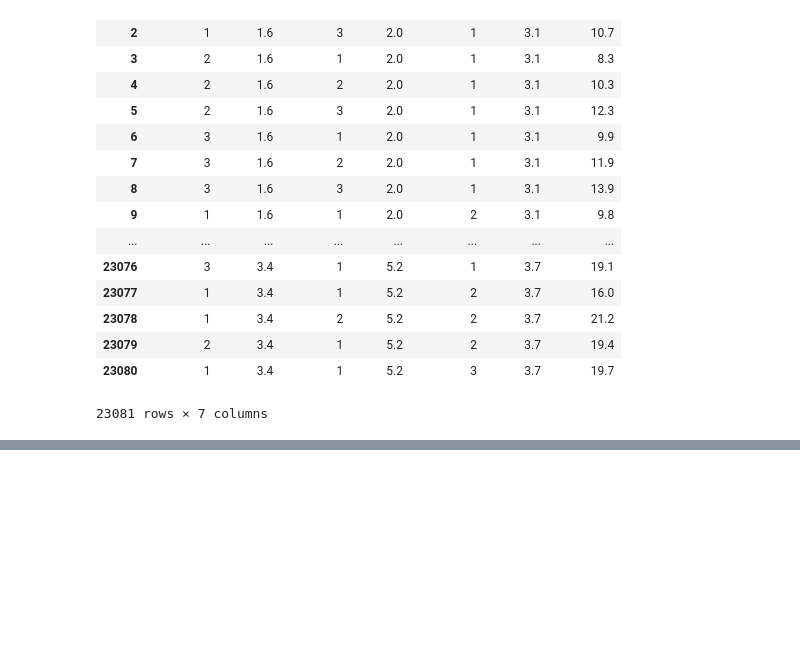
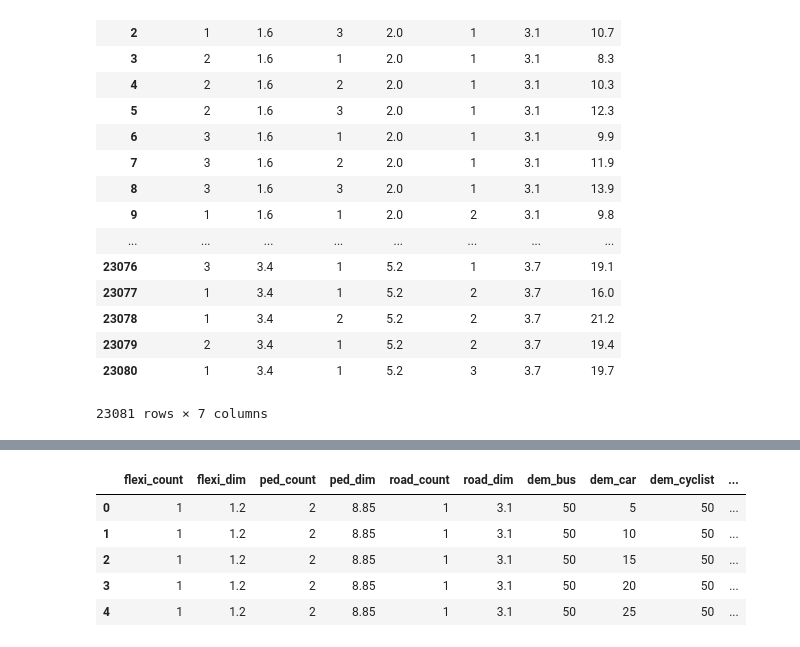
Before and after one commit to RFCArrow/traffic-sim, a Jupyter notebook: modelling/drafting.ipynb, the cells around one changed output, grey strips where cells are left out. Cells and saved outputs as stored; diff of their text form; code cells hidden in the pictures; blank space fills up the shorter version.

```diff
--- a/modelling/drafting.ipynb
+++ b/modelling/drafting.ipynb
@@ -433,0 +532,10 @@ layouts
+# %%
+mini = master.head()
+mini.drop('total_width',1)
+# %% [output]
+|  | flexi_count | flexi_dim | ped_count | ped_dim | road_count | road_dim | dem_bus | dem_car | dem_cyclist | ... |
+| 0 | 1 | 1.2 | 2 | 8.85 | 1 | 3.1 | 50 | 5 | 50 | ... |
+| 1 | 1 | 1.2 | 2 | 8.85 | 1 | 3.1 | 50 | 10 | 50 | ... |
+| 2 | 1 | 1.2 | 2 | 8.85 | 1 | 3.1 | 50 | 15 | 50 | ... |
+| 3 | 1 | 1.2 | 2 | 8.85 | 1 | 3.1 | 50 | 20 | 50 | ... |
+| 4 | 1 | 1.2 | 2 | 8.85 | 1 | 3.1 | 50 | 25 | 50 | ... |
```
Also changed, not shown: parts of 20 cells of this notebook, 1 other file.
